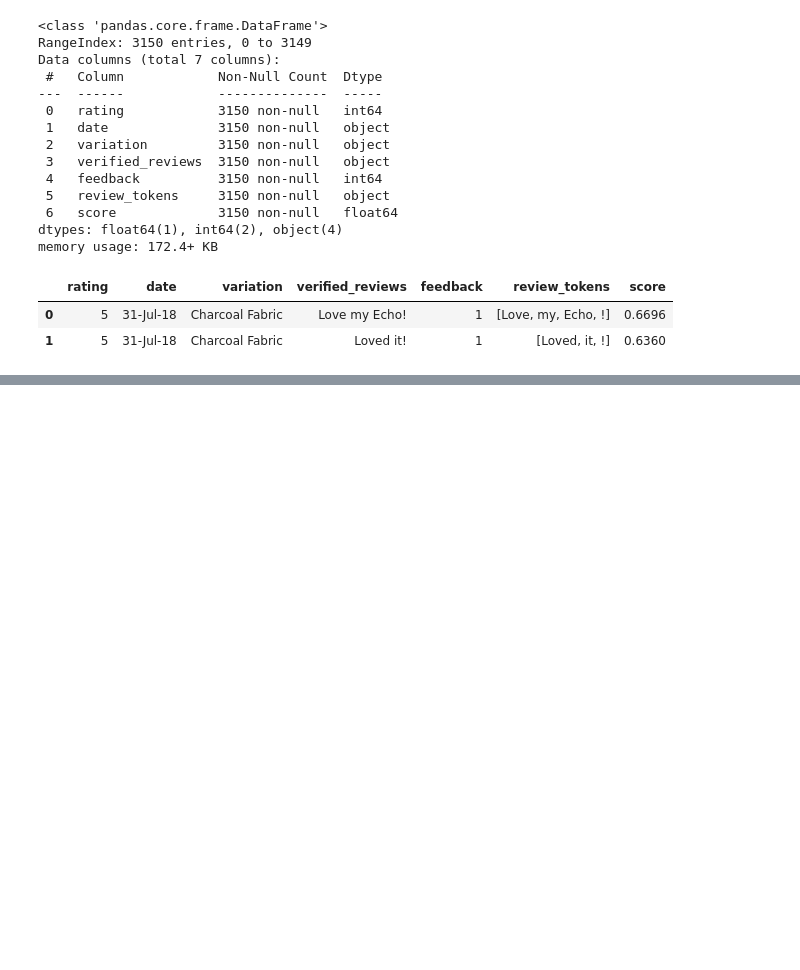
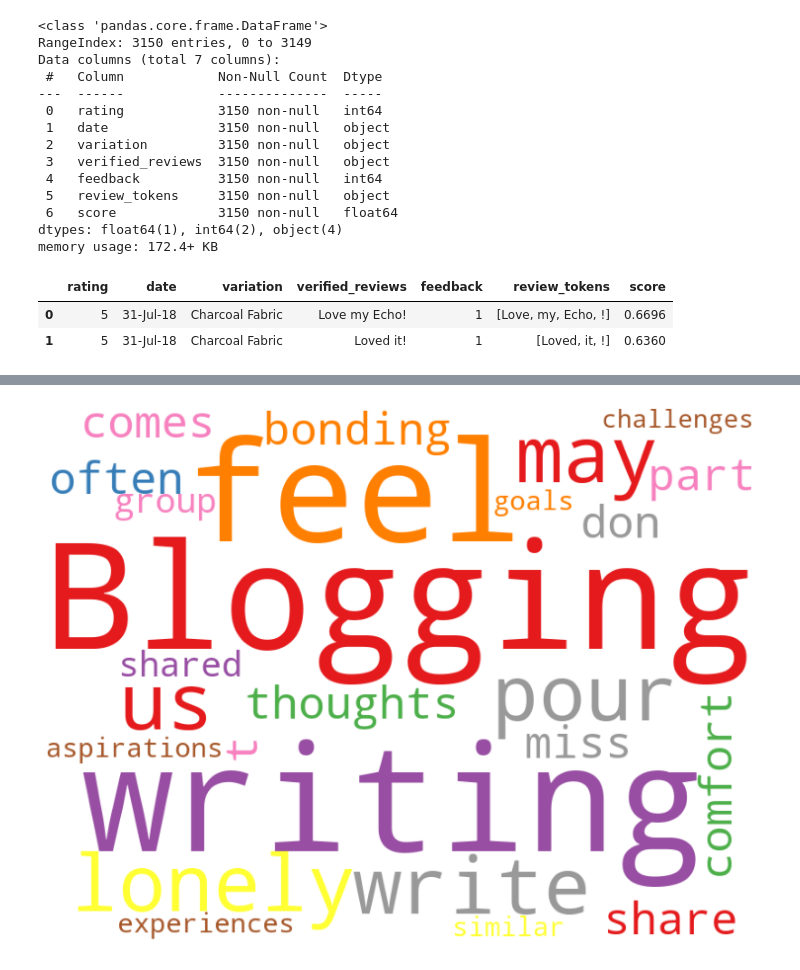
Before and after one commit to nirupamaprv/SentimentAnalysis, a Jupyter notebook: SentimentAnalysisReviews.ipynb, the cells around one changed output, grey strips where cells are left out. Drawn from its saved outputs; the diff is of its cells as text; code cells hidden in the pictures; blank space fills up the shorter version.

```diff
--- a/SentimentAnalysisReviews.ipynb
+++ b/SentimentAnalysisReviews.ipynb
@@ -189,0 +226,12 @@ df.tail(8)
+# %%
+# Import package
+from wordcloud import WordCloud, STOPWORDS
+# Generate word cloud
+wordcloud = WordCloud(width = 800, height = 600, random_state=1, background_color='white',
+                      colormap='Set1', collocations=False, stopwords = STOPWORDS).generate(message_text1)
+#colormap colors reference:https://matplotlib.org/stable/gallery/color/colormap_reference.html
+# color charts reference: http://www.science.smith.edu/dftwiki/index.php/Color_Charts_for_TKinter
+# Plot
+plot_cloud(wordcloud)
+# %% [output]
+[figure, added]
```
Also changed, not shown: parts of 14 cells of this notebook.
